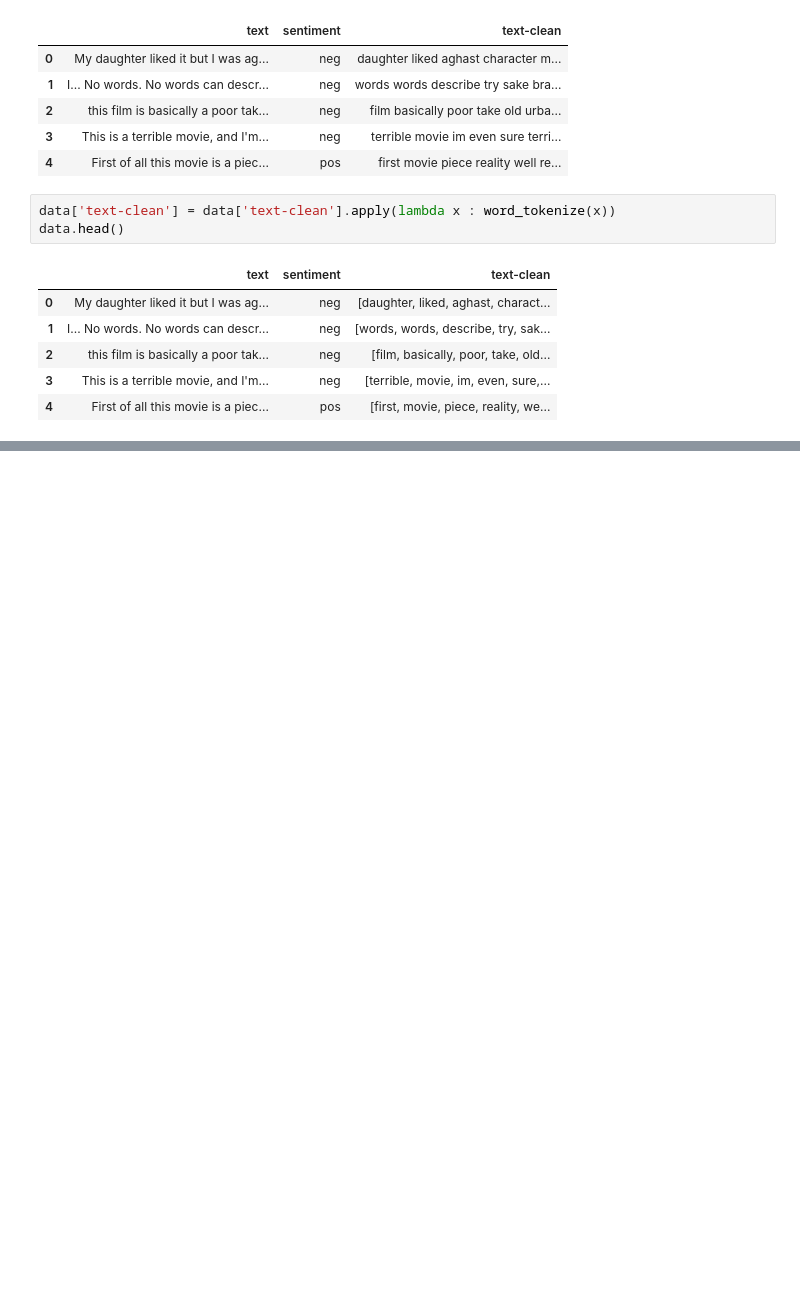
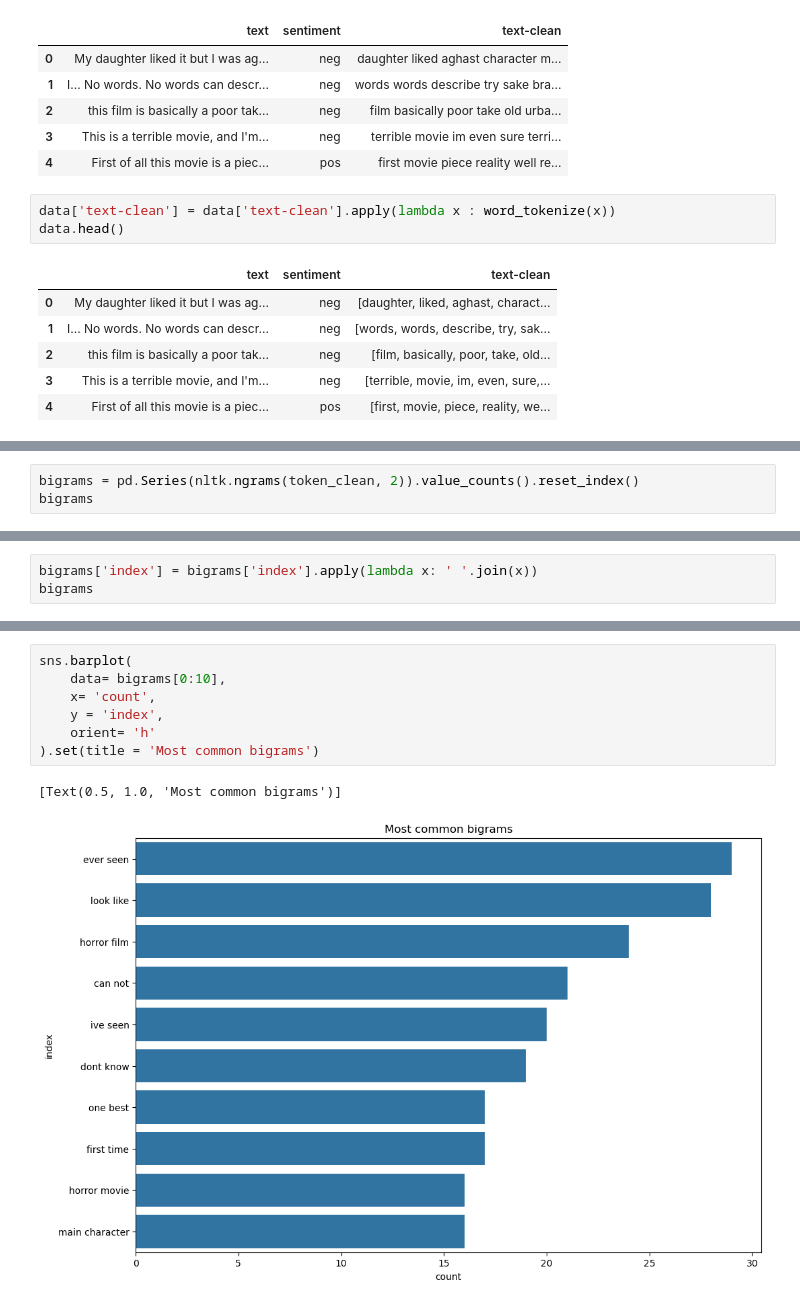
Before and after one commit to wanderer878/jupyter, a Jupyter notebook: imdb_movie_reviews_model.ipynb, the cells around one changed output, grey strips where cells are left out. Drawn from its saved outputs; the diff is of its cells as text; blank space fills up the shorter version.

```diff
--- a/imdb_movie_reviews_model.ipynb
+++ b/imdb_movie_reviews_model.ipynb
@@ -265,0 +331,3 @@ data.head()
+# %%
+bigrams = pd.Series(nltk.ngrams(token_clean, 2)).value_counts().reset_index()
+bigrams
@@ -265,0 +348,3 @@ data.head()
+# %%
+bigrams['index'] = bigrams['index'].apply(lambda x: ' '.join(x))
+bigrams
@@ -265,0 +365,10 @@ data.head()
+# %%
+sns.barplot(
+    data= bigrams[0:10],
+    x= 'count',
+    y = 'index',
+    orient= 'h'
+).set(title = 'Most common bigrams')
+# %% [output]
+[Text(0.5, 1.0, 'Most common bigrams')]
+[figure, added]
```
Also changed, not shown: parts of 11 cells of this notebook.
